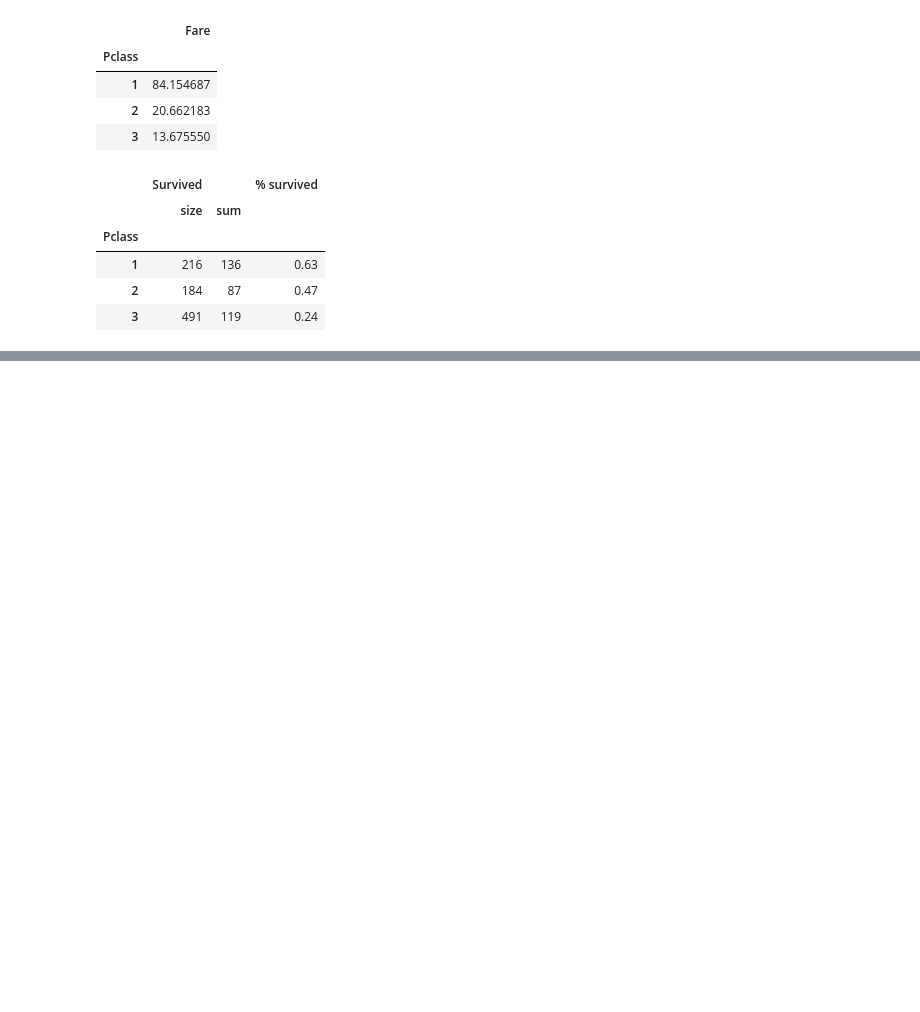
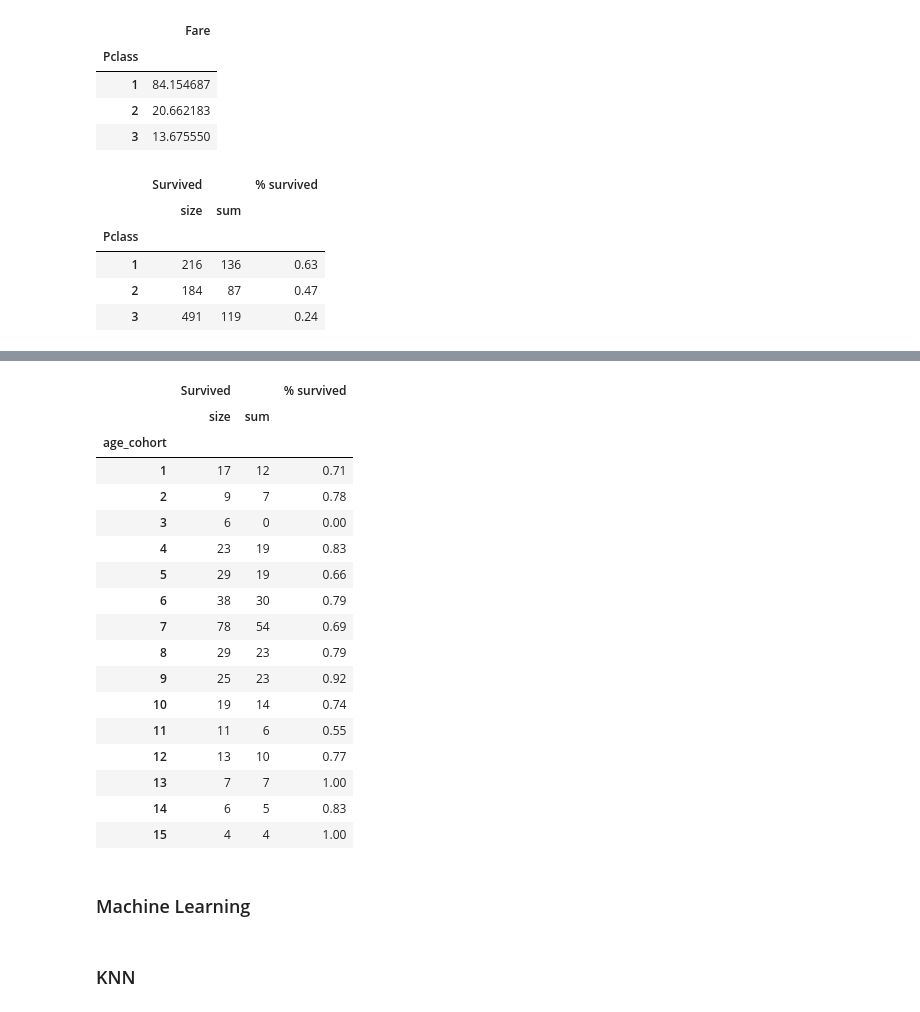
Before and after one commit to cercami/data-science, a Jupyter notebook: kaggle/Titanic/titanic.ipynb, the cells around one changed output, grey strips where cells are left out. Saved outputs shown, nothing was run; the diff lists cells and outputs as text; code cells hidden in the pictures; blank space fills up the shorter version.

```diff
--- a/kaggle/Titanic/titanic.ipynb
+++ b/kaggle/Titanic/titanic.ipynb
@@ -146,0 +264,23 @@ class_survival
+# %%
+female_cohorts = train.loc[train.Sex == 1][['age_cohort', 'Survived']].groupby("age_cohort").agg([np.size, np.sum])
+female_cohorts['% survived'] = round(female_cohorts['Survived']['sum'] / female_cohorts['Survived']['size'], 2)
+female_cohorts
+# %% [output]
+|  | Survived |  | % survived |
+|  | size | sum |  |
+| age_cohort |  |  |  |
+| 1 | 17 | 12 | 0.71 |
+| 2 | 9 | 7 | 0.78 |
+| 3 | 6 | 0 | 0.00 |
+| 4 | 23 | 19 | 0.83 |
+| 5 | 29 | 19 | 0.66 |
+| 6 | 38 | 30 | 0.79 |
+| 7 | 78 | 54 | 0.69 |
+| 8 | 29 | 23 | 0.79 |
+| 9 | 25 | 23 | 0.92 |
+| 10 | 19 | 14 | 0.74 |
+| 11 | 11 | 6 | 0.55 |
+| 12 | 13 | 10 | 0.77 |
+| 13 | 7 | 7 | 1.00 |
+| 14 | 6 | 5 | 0.83 |
+| 15 | 4 | 4 | 1.00 |
@@ -146,0 +293,2 @@ class_survival
+# %% [markdown]
+### Machine Learning
@@ -146,0 +298,2 @@ class_survival
+# %% [markdown]
+### KNN
```
Also changed, not shown: parts of 26 cells of this notebook.
